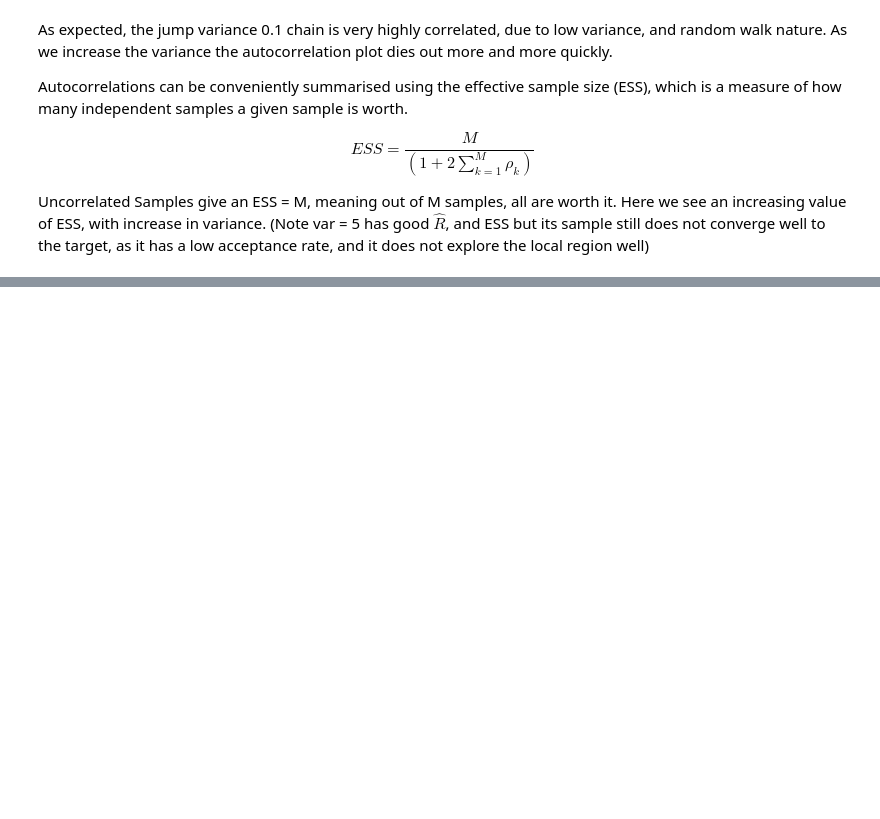
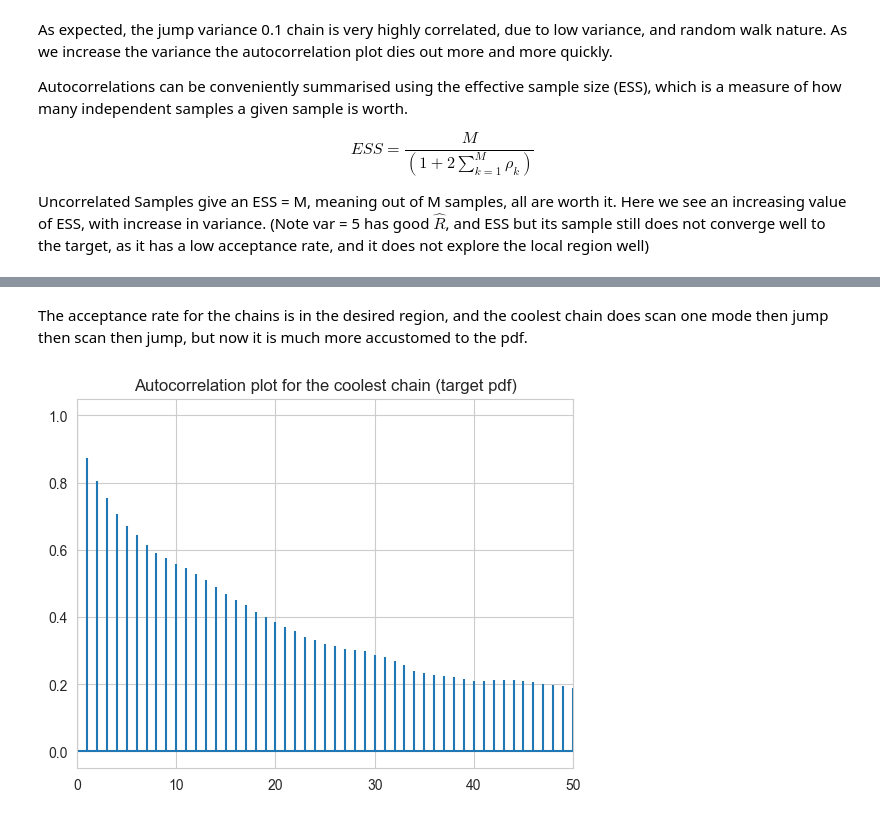
Before and after one commit to Gaurav17Joshi/CompStats, a Jupyter notebook: _build/html/_sources/notebooks/Simulation_Based_Inference/Metropolis_Hastings.ipynb, the cells around one changed output, grey strips where cells are left out. Cells and saved outputs as stored; diff of their text form; code cells hidden in the pictures; blank space fills up the shorter version.

```diff
--- a/_build/html/_sources/notebooks/Simulation_Based_Inference/Metropolis_Hastings.ipynb
+++ b/_build/html/_sources/notebooks/Simulation_Based_Inference/Metropolis_Hastings.ipynb
@@ -210,0 +379,9 @@ One clever way to sample Multimodal distributions is **Parallel Tempering**
+# %% [markdown]
+The acceptance rate for the chains is in the desired region, and the coolest chain does scan one mode then jump then scan then jump, but now it is much more accustomed to the pdf.
+# %%
+fig, ax = plt.subplots()
+ax.set_title("Autocorrelation plot for the coolest chain (target pdf)")
+ax.acorr(theta[:,-1], maxlags = 50); ax.set_xlim(0,50)
+plt.show()
+# %% [output]
+[figure, added]
```
Also changed, not shown: parts of 9 cells of this notebook, 35 other files.
